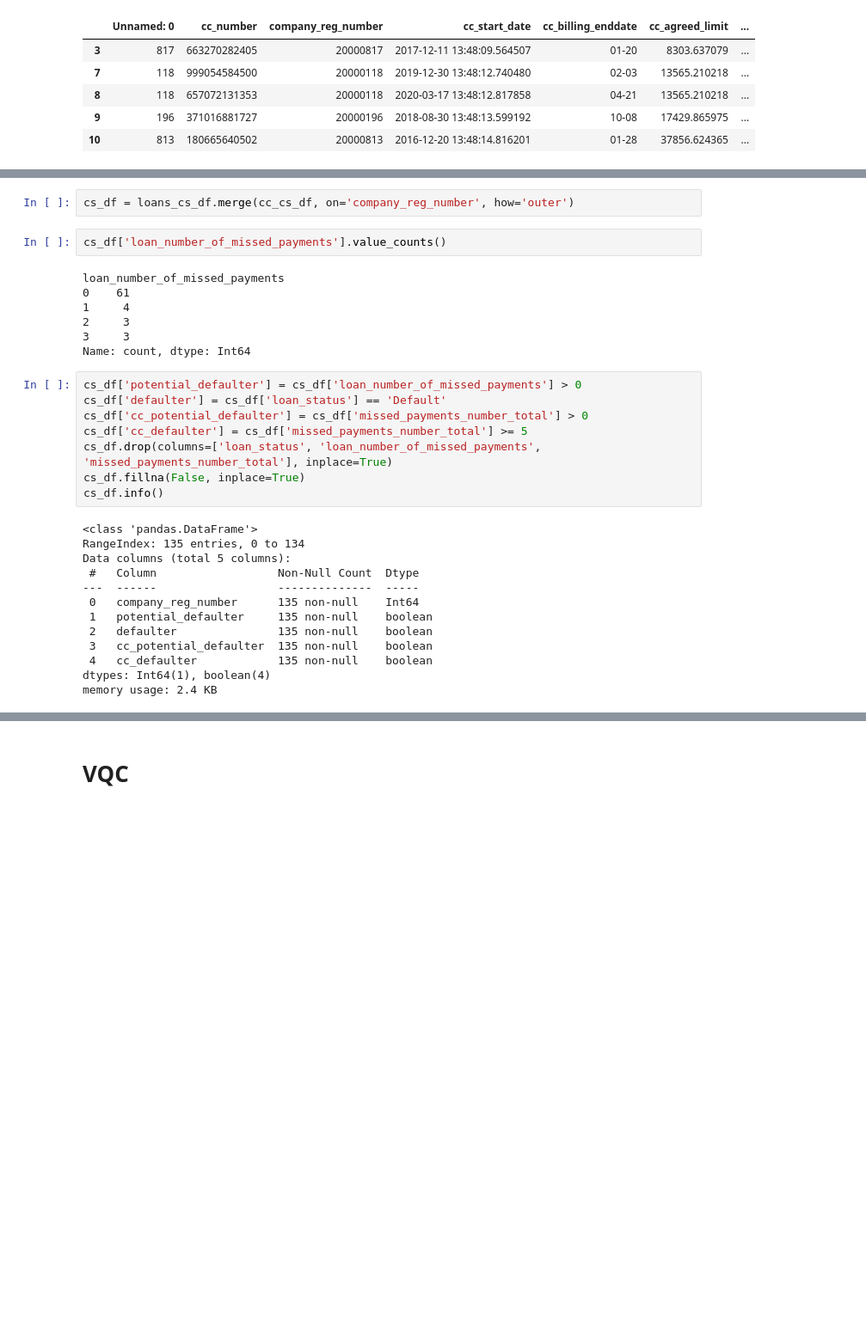
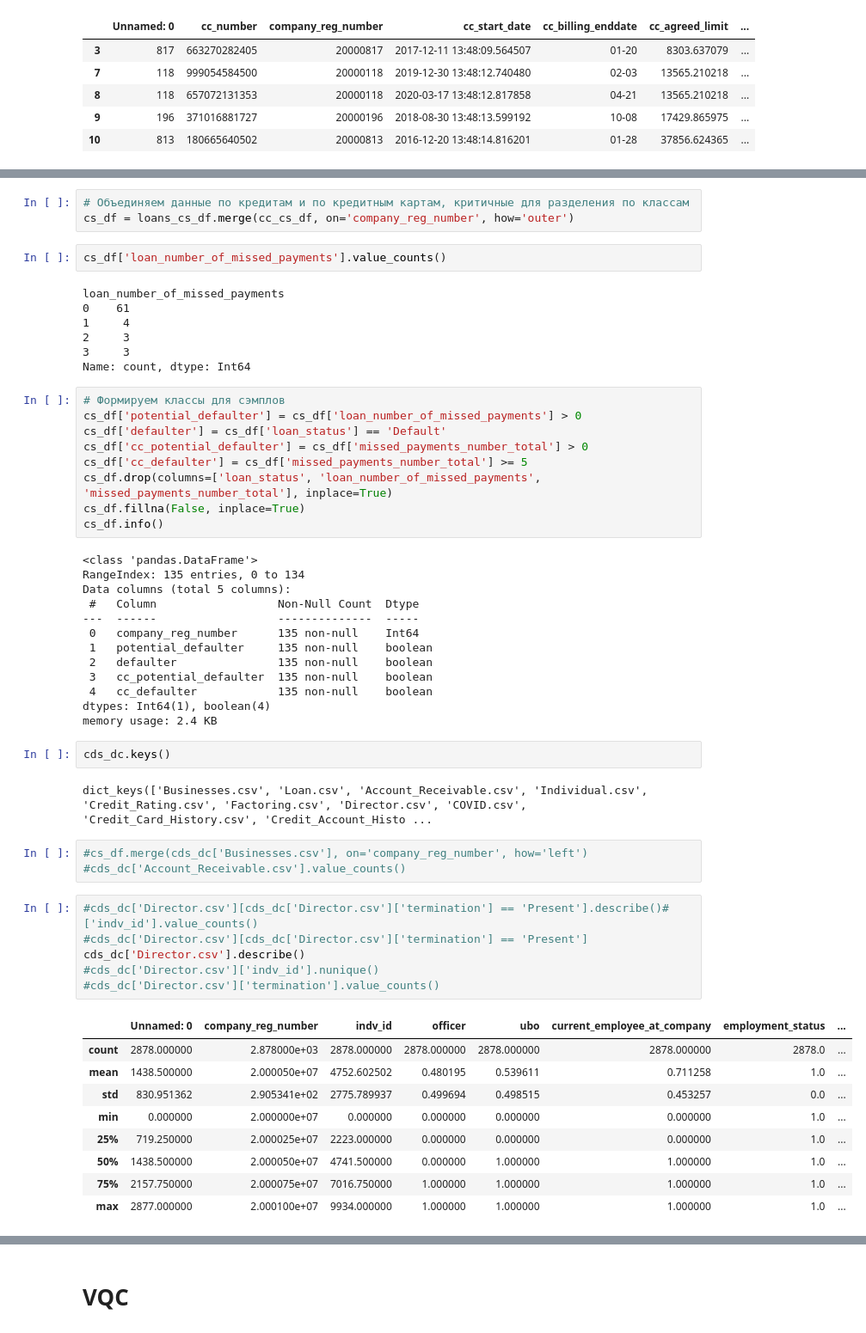
Before and after one commit to floatn/QML-for-finance, a Jupyter notebook: qml_code.ipynb, the cells around one changed output, grey strips where cells are left out. Shown at 86% size. Drawn from its saved outputs; the diff is of its cells as text; blank space fills up the shorter version.

Commit message:
Приготовил данные для энкодинга

```diff
--- a/qml_code.ipynb
+++ b/qml_code.ipynb
@@ -1026,6 +1028,7 @@ Data columns (total 2 columns):
 dtypes: Int64(2)
 memory usage: 1.6 KB
 # %%
+# Объединяем данные по кредитам и по кредитным картам, критичные для разделения по классам
 cs_df = loans_cs_df.merge(cc_cs_df, on='company_reg_number', how='outer')
 # %%
 cs_df['loan_number_of_missed_payments'].value_counts()
@@ -1037,6 +1040,7 @@ loan_number_of_missed_payments
 3     3
 Name: count, dtype: Int64
 # %%
+# Формируем классы для сэмплов
 cs_df['potential_defaulter'] = cs_df['loan_number_of_missed_payments'] > 0
 cs_df['defaulter'] = cs_df['loan_status'] == 'Default'
 cs_df['cc_potential_defaulter'] = cs_df['missed_payments_number_total'] > 0
@@ -1057,3 +1061,26 @@ Data columns (total 5 columns):
  4   cc_defaulter            135 non-null    boolean
 dtypes: Int64(1), boolean(4)
 memory usage: 2.4 KB
+# %%
+cds_dc.keys()
+# %% [output]
+dict_keys(['Businesses.csv', 'Loan.csv', 'Account_Receivable.csv', 'Individual.csv', 'Credit_Rating.csv', 'Factoring.csv', 'Director.csv', 'COVID.csv', 'Credit_Card_History.csv', 'Credit_Account_Histo ...
+# %%
+#cs_df.merge(cds_dc['Businesses.csv'], on='company_reg_number', how='left')
+#cds_dc['Account_Receivable.csv'].value_counts()
+# %%
+#cds_dc['Director.csv'][cds_dc['Director.csv']['termination'] == 'Present'].describe()#['indv_id'].value_counts()
+#cds_dc['Director.csv'][cds_dc['Director.csv']['termination'] == 'Present']
+cds_dc['Director.csv'].describe()
+#cds_dc['Director.csv']['indv_id'].nunique()
+#cds_dc['Director.csv']['termination'].value_counts()
+# %% [output]
+|  | Unnamed: 0 | company_reg_number | indv_id | officer | ubo | current_employee_at_company | employment_status | ... |
+| count | 2878.000000 | 2.878000e+03 | 2878.000000 | 2878.000000 | 2878.000000 | 2878.000000 | 2878.0 | ... |
+| mean | 1438.500000 | 2.000050e+07 | 4752.602502 | 0.480195 | 0.539611 | 0.711258 | 1.0 | ... |
+| std | 830.951362 | 2.905341e+02 | 2775.789937 | 0.499694 | 0.498515 | 0.453257 | 0.0 | ... |
+| min | 0.000000 | 2.000000e+07 | 0.000000 | 0.000000 | 0.000000 | 0.000000 | 1.0 | ... |
+| 25% | 719.250000 | 2.000025e+07 | 2223.000000 | 0.000000 | 0.000000 | 0.000000 | 1.0 | ... |
+| 50% | 1438.500000 | 2.000050e+07 | 4741.500000 | 0.000000 | 1.000000 | 1.000000 | 1.0 | ... |
+| 75% | 2157.750000 | 2.000075e+07 | 7016.750000 | 1.000000 | 1.000000 | 1.000000 | 1.0 | ... |
+| max | 2877.000000 | 2.000100e+07 | 9934.000000 | 1.000000 | 1.000000 | 1.000000 | 1.0 | ... |
```
Also changed, not shown: parts of 42 cells of this notebook.
